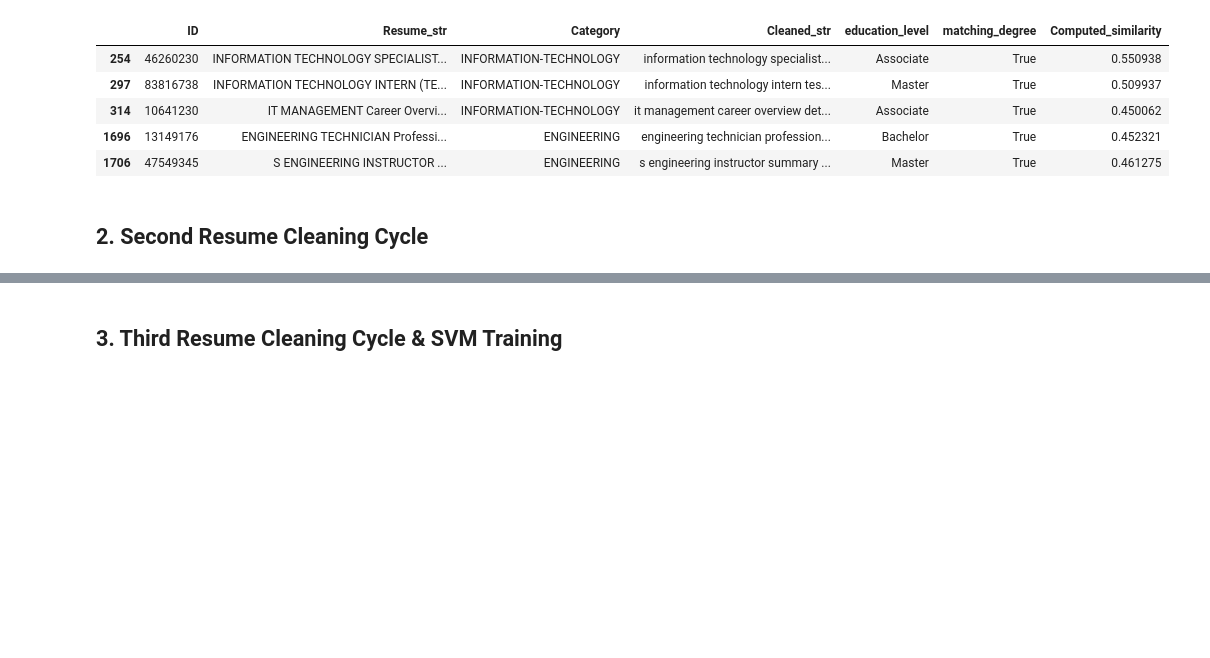
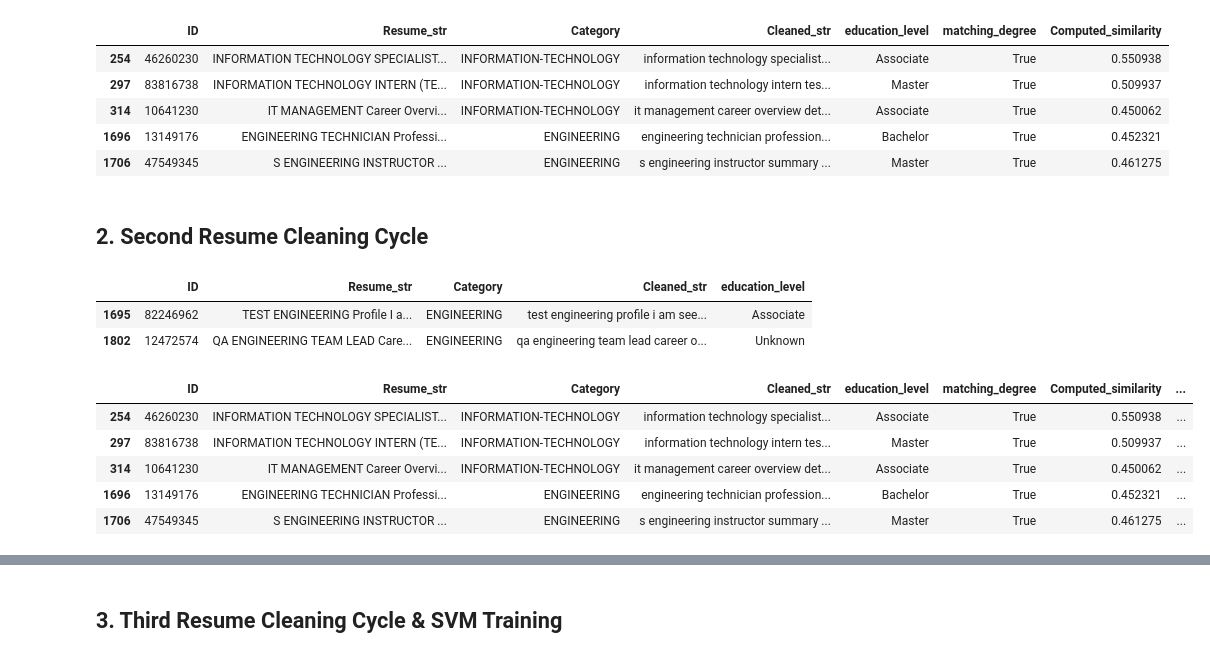
Before and after one commit to henry-AY/ResumeScreening, a Jupyter notebook: Resume_Screening.ipynb, the cells around one changed output, grey strips where cells are left out. Saved outputs shown, nothing was run; the diff lists cells and outputs as text; code cells hidden in the pictures; blank space fills up the shorter version.

```diff
--- a/Resume_Screening.ipynb
+++ b/Resume_Screening.ipynb
@@ -456,3 +462,9 @@ memory usage: 901.0+ bytes
 | 1706 | 47549345 | S ENGINEERING INSTRUCTOR ... | ENGINEERING | s engineering instructor summary ... | Master | True | 0.461275 |
 # %% [markdown]
 ## 2. Second Resume Cleaning Cycle
+# %%
+df_ideal.head()
+# %% [output]
+|  | ID | Resume_str | Category | Cleaned_str | education_level |
+| 1695 | 82246962 | TEST ENGINEERING Profile I a... | ENGINEERING | test engineering profile i am see... | Associate |
+| 1802 | 12472574 | QA ENGINEERING TEAM LEAD Care... | ENGINEERING | qa engineering team lead career o... | Unknown |
@@ -458,0 +480,15 @@ memory usage: 901.0+ bytes
+# %%
+def p2_compute_similarity(resume):
+    resume_embeddings = m_SBERT.encode(resume)
+    similarity = cosine_similarity([resume_embeddings], [ideal_embeddings])[0][0]
+    return similarity
+
+df_tech_cleaned['Phase2_computed_similarity'] = df_tech_cleaned['Cleaned_str'].apply(p2_compute_similarity)
+df_tech_cleaned.head()
+# %% [output]
+|  | ID | Resume_str | Category | Cleaned_str | education_level | matching_degree | Computed_similarity | ... |
+| 254 | 46260230 | INFORMATION TECHNOLOGY SPECIALIST... | INFORMATION-TECHNOLOGY | information technology specialist... | Associate | True | 0.550938 | ... |
+| 297 | 83816738 | INFORMATION TECHNOLOGY INTERN (TE... | INFORMATION-TECHNOLOGY | information technology intern tes... | Master | True | 0.509937 | ... |
+| 314 | 10641230 | IT MANAGEMENT Career Overvi... | INFORMATION-TECHNOLOGY | it management career overview det... | Associate | True | 0.450062 | ... |
+| 1696 | 13149176 | ENGINEERING TECHNICIAN Professi... | ENGINEERING | engineering technician profession... | Bachelor | True | 0.452321 | ... |
+| 1706 | 47549345 | S ENGINEERING INSTRUCTOR ... | ENGINEERING | s engineering instructor summary ... | Master | True | 0.461275 | ... |
```
Also changed, not shown: parts of 7 cells of this notebook.
